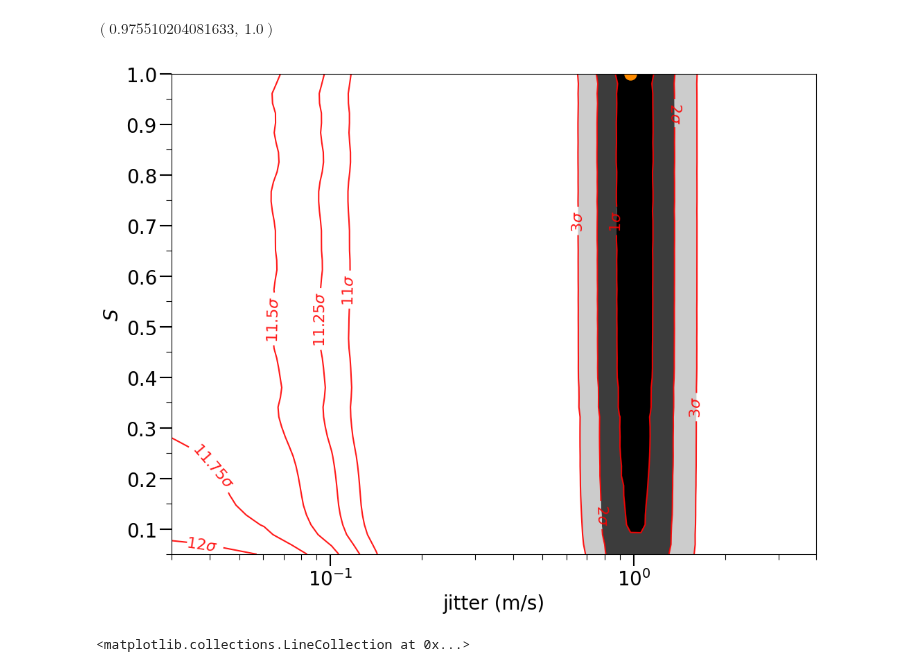
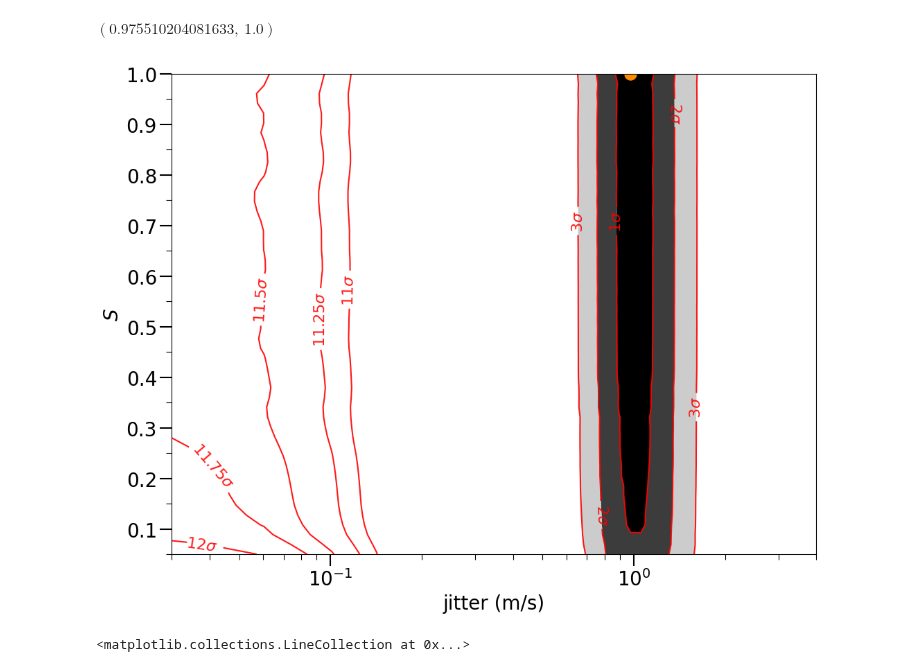
Before and after one commit to ia-chow/SURF2022, a Jupyter notebook: SURF/hd45364_jitter_sini_EDITED.ipynb, the cells around one changed output. Saved outputs shown, nothing was run; the diff lists cells and outputs as text; code cells hidden in the pictures.

Commit message:
figure updates... again

```diff
--- a/SURF/hd45364_jitter_sini_EDITED.ipynb
+++ b/SURF/hd45364_jitter_sini_EDITED.ipynb
@@ -908,7 +908,7 @@ levels = [min_likelihood + 1, min_likelihood + 4, min_likelihood + 9]
 #                             min_likelihood + 16, min_likelihood + 25, min_likelihood + 36,
 #                             min_likelihood + 49, min_likelihood + 64, min_likelihood + 81,
 #                             min_likelihood + 100]
-levels2 = [min_likelihood + 11. ** 2, min_likelihood + 11.25 ** 2, min_likelihood + 11.5 ** 2, min_likelihood + 11.75 ** 2,
+levels2 = [min_likelihood + 11. ** 2, min_likelihood + 11.25 ** 2, min_likelihood + 11.55 ** 2, min_likelihood + 11.75 ** 2,
            min_likelihood + 12. ** 2]#, min_likelihood + 11.5 ** 2]#, min_likelihood + 11.5 ** 2]
 
 njitter, nlib = (50, 50)  # can change this
@@ -943,34 +943,34 @@ fig2 = plt.contour(jitter_sfs_grid_02, Alibs_grid_02, neg_log_likelihoods_02, le
 
 plt.scatter(jitter_sfs_grid[min_likelihood_index], Alibs_grid[min_likelihood_index], label = 'Best fit', color='darkorange', s=150)
 # plt.annotate(f'{np.round(min_likelihood, 2)}', xy=(jitters_grid[min_likelihood_index], Alibs_grid[min_likelihood_index]),
 #               xycoords='data', textcoords='axes fraction', xytext=(0.45, 0.95), color='red')
 plt.xlabel('jitter (m/s)'), plt.ylabel(r'$S$')
 # plt.clabel(fig, inline=True, fontsize=28, colors='k')#, manual=manual_locations)
 
 low_fmt = {}
 high_fmt = {}
 strs_low = [r'$11\sigma$', r'$11.25\sigma$', r'$11.5\sigma$', r'$11.75\sigma$', r'$12\sigma$']
 strs_high = [r'$1\sigma$', r'$2\sigma$', r'$3\sigma$']
 for l, s in zip(levels2, strs_low):
     low_fmt[l] = s
 for l, s in zip(levels, strs_high):
     high_fmt[l] = s
 
 # Basic contour plot
 # plt.clabel(fig3, inline=True, fontsize=14)
 # yticks
 ax.tick_params('both', length=12, width=1.5, which='major')
 ax.tick_params('both', length=6, width=0.8, which='minor')
 ax.yaxis.set_major_locator(MultipleLocator(0.1))
 ax.yaxis.set_minor_locator(MultipleLocator(0.05))
 plt.xlim(left=3e-2)
 plt.ylim(top=1.)
 plt.gca().clabel(fig, inline=True, fmt=high_fmt, fontsize=16)
 plt.gca().clabel(fig2, inline=True, fmt=low_fmt, fontsize=16)
 # plt.legend(loc='upper right')
 plt.savefig('2021_fall-2022_winter/paper_figures/Alib_jitter_sini_contour_05_5.png')#, fmt='png')
 # %% [output]
-[figure, old version]
+[figure, new version]
 # %%
 # neg_log_likelihoods = np.load('neg_log_likelihoods_everything_contours.npy')
 fig, ax = plt.subplots(1, 1, figsize = (12, 8), dpi=100)
```
Also changed, not shown: parts of 1 cell of this notebook, 1 other file.
